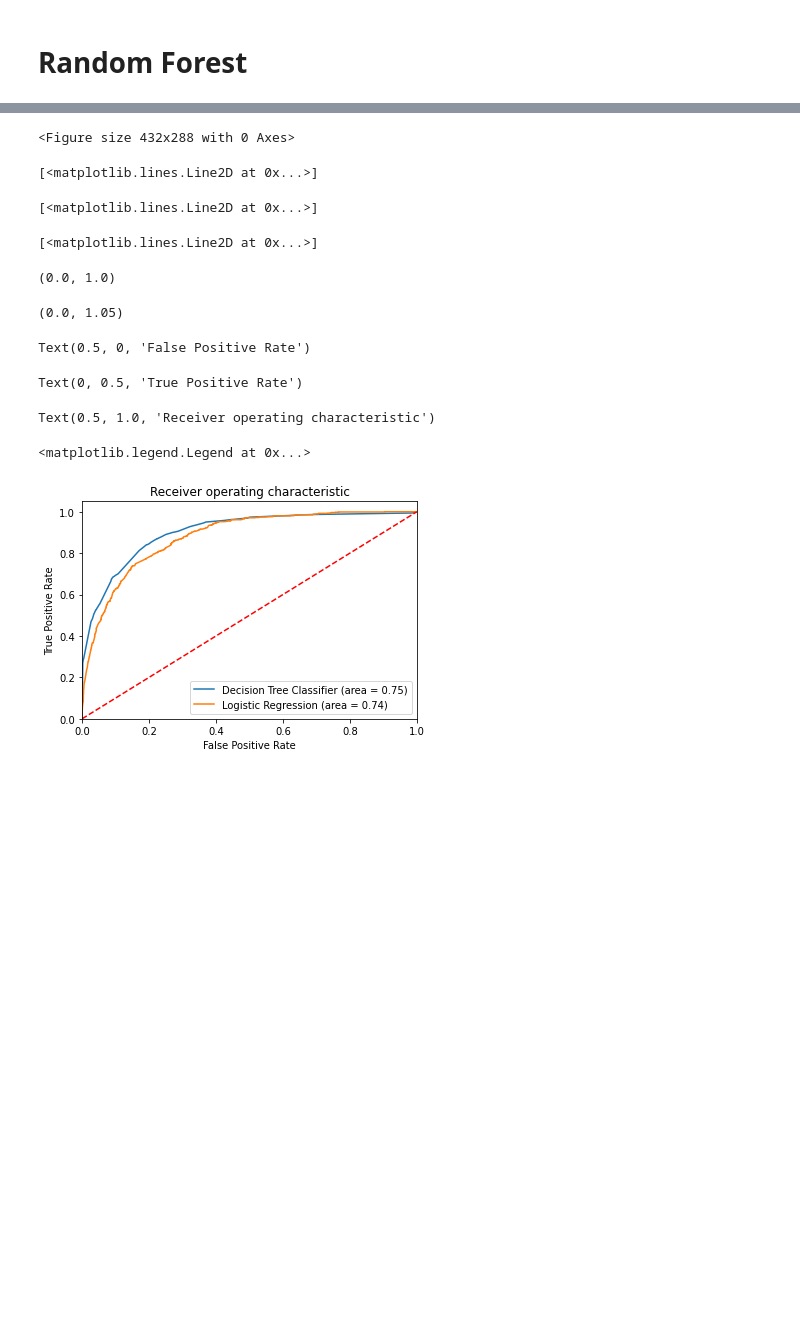
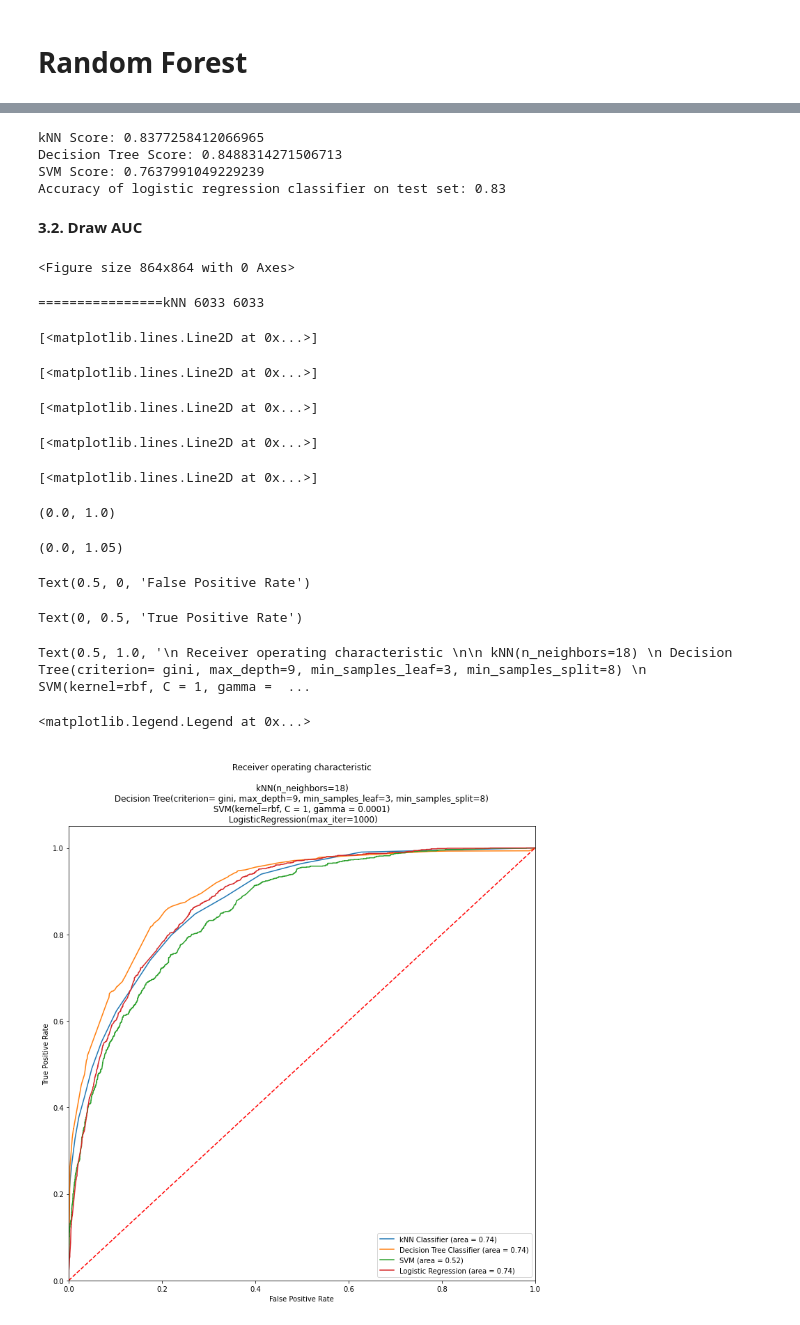
Before and after one commit to ngonhan2k5/cs-ml, a Jupyter notebook: proj1/AUC_Curve.ipynb, the cells around one changed output, grey strips where cells are left out. Saved outputs shown, nothing was run; the diff lists cells and outputs as text; code cells hidden in the pictures; blank space fills up the shorter version.

```diff
--- a/proj1/AUC_Curve.ipynb
+++ b/proj1/AUC_Curve.ipynb
@@ -20,10 +68,5 @@ df = pd.read_csv('https://archive.ics.uci.edu/ml/machine-learning-databases/adul
 # %%
-def decision_tree(df):
-  df.columns = ['age', 'workclass', 'fnlwgt', 'education',
-                     'education_num', 'marital_status', 'occupation', 'relationship', 'race', 'sex',
-                     'capital_gain', 'capital_loss', 'hours_per_week', 'native_country', 'income']
-  df.sample(4)
-
+def decision_tree(df, test_size):
   #remove records missing values
   no_missing_df= df.drop(df[df.native_country.isnull()].index)
   no_missing_df= no_missing_df.drop(no_missing_df[no_missing_df.workclass.isnull()].index)
@@ -51,13 +94,11 @@ def decision_tree(df):
 
   #Shuffle and Split data into Training, Testing dataframe
   from sklearn.model_selection import train_test_split
-  X_train, X_test, y_train, y_test = train_test_split(X, y, shuffle=True, test_size=0.3, random_state=1)
-  print("Training Data:", X_train.shape, y_train.shape)
-  print("Testing Data :", X_test.shape, y_test.shape)
-  print('Train: {}% | Test {}%'.format(round(len(y_train)/len(y),2), round(len(y_test)/len(y),2)))
+  X_train, X_test, y_train, y_test = train_test_split(X, y, shuffle=True, test_size=test_size, random_state=1)
 
   from sklearn.tree import DecisionTreeClassifier
   best_clf= DecisionTreeClassifier(criterion= 'gini', max_depth=9, min_samples_leaf=3, min_samples_split=8)
   best_clf= best_clf.fit(X_train, y_train)
   score= best_clf.score(X_test, y_test)
+  print("Decision Tree Score:", score)
   return X_test, y_test, best_clf
@@ -174,39 +241,71 @@ Train: 0.7% | Test 0.3%
+# %%
+X_test_knn, y_test_knn, knn_clf = kNN(df, test_size)
+X_test_dt, y_test_dt, dt_clf= decision_tree(df, test_size)
+X_test_svm, y_test_svm, svm_clf= svm(df, test_size)
+X_test_logit, y_test_logit, logit_clf= logit(df, test_size)
+# %% [output]
+kNN Score: 0.8377258412066965
+Decision Tree Score: 0.8488314271506713
+SVM Score: 0.7637991049229239
+Accuracy of logistic regression classifier on test set: 0.83
+# %% [markdown]
+**3.2. Draw AUC**
 # %%
 #ROC Curve
-from sklearn.metrics import roc_auc_score
-from sklearn.metrics import roc_curve
+from sklearn.metrics import roc_curve, auc, roc_auc_score
 
-plt.figure()
+plt.figure(figsize=(12, 12))
+
+print ("================kNN",  len(X_test_knn), len(y_test_knn))
+# print ("================DT",  len(X_test_dt), len(y_test_dt))
+# print ("================SVM",  len(X_test_svm), len(y_test_logit))
+# print ("================Logistic",  len(X_test_logit), len(y_test_logit))
+
+#kNN
+knn_roc_auc = roc_auc_score(y_test_knn, knn_clf.predict(X_test_knn))
+fpr, tpr, thresholds = roc_curve(y_test_knn, knn_clf.predict_proba(X_test_knn)[:,1])
+plt.plot(fpr, tpr, label='kNN Classifier (area = %0.2f)' % knn_roc_auc)
 
 #Decision Tree
 dt_roc_auc = roc_auc_score(y_test_dt, dt_clf.predict(X_test_dt))
 fpr, tpr, thresholds = roc_curve(y_test_dt, dt_clf.predict_proba(X_test_dt)[:,1])
 plt.plot(fpr, tpr, label='Decision Tree Classifier (area = %0.2f)' % dt_roc_auc)
+
+#SVM
+svm_roc_auc = roc_auc_score(y_test_svm, svm_clf.predict(X_test_svm))
+fpr, tpr, thresholds = roc_curve(y_test_svm, svm_clf.decision_function(X_test_svm))
+plt.plot(fpr, tpr, label='SVM (area = %0.2f)' % svm_roc_auc)
 
 #Logit
 logit_roc_auc = roc_auc_score(y_test_logit, logit_clf.predict(X_test_logit))
 fpr, tpr, thresholds = roc_curve(y_test_logit, logit_clf.predict_proba(X_test_logit)[:,1])
 plt.plot(fpr, tpr, label='Logistic Regression (area = %0.2f)' % logit_roc_auc)
 
 
+
+
 plt.plot([0, 1], [0, 1],'r--')
 plt.xlim([0.0, 1.0])
 plt.ylim([0.0, 1.05])
 plt.xlabel('False Positive Rate')
 plt.ylabel('True Positive Rate')
-plt.title('Receiver operating characteristic')
+title= '\n Receiver operating characteristic \n\n kNN(n_neighbors=18) \n Decision Tree(criterion= gini, max_depth=9, min_samples_leaf=3, min_samples_split=8) \n SVM(kernel=rbf, C = 1, gamma = 0.0001) \n LogisticRegression(max_iter=1000)'
+plt.title(title)
 plt.legend(loc="lower right")
 plt.savefig('dt_ROC')
 plt.show()
 # %% [output]
-<Figure size 432x288 with 0 Axes>
+<Figure size 864x864 with 0 Axes>
-[<matplotlib.lines.Line2D at 0x...>]
+================kNN 6033 6033
 [<matplotlib.lines.Line2D at 0x...>]
 [<matplotlib.lines.Line2D at 0x...>]
-(0.0, 1.0)
+[<matplotlib.lines.Line2D at 0x...>]
-(0.0, 1.05)
+[<matplotlib.lines.Line2D at 0x...>]
-Text(0.5, 0, 'False Positive Rate')
+[<matplotlib.lines.Line2D at 0x...>]
-Text(0, 0.5, 'True Positive Rate')
+(0.0, 1.0)
-Text(0.5, 1.0, 'Receiver operating characteristic')
+(0.0, 1.05)
-<matplotlib.legend.Legend at 0x...>
+Text(0.5, 0, 'False Positive Rate')
+Text(0, 0.5, 'True Positive Rate')
+Text(0.5, 1.0, '\n Receiver operating characteristic \n\n kNN(n_neighbors=18) \n Decision Tree(criterion= gini, max_depth=9, min_samples_leaf=3, min_samples_split=8) \n SVM(kernel=rbf, C = 1, gamma =  ...
+<matplotlib.legend.Legend at 0x...>
-[figure, old version]
+[figure, new version]
```
Also changed, not shown: parts of 14 cells of this notebook.
